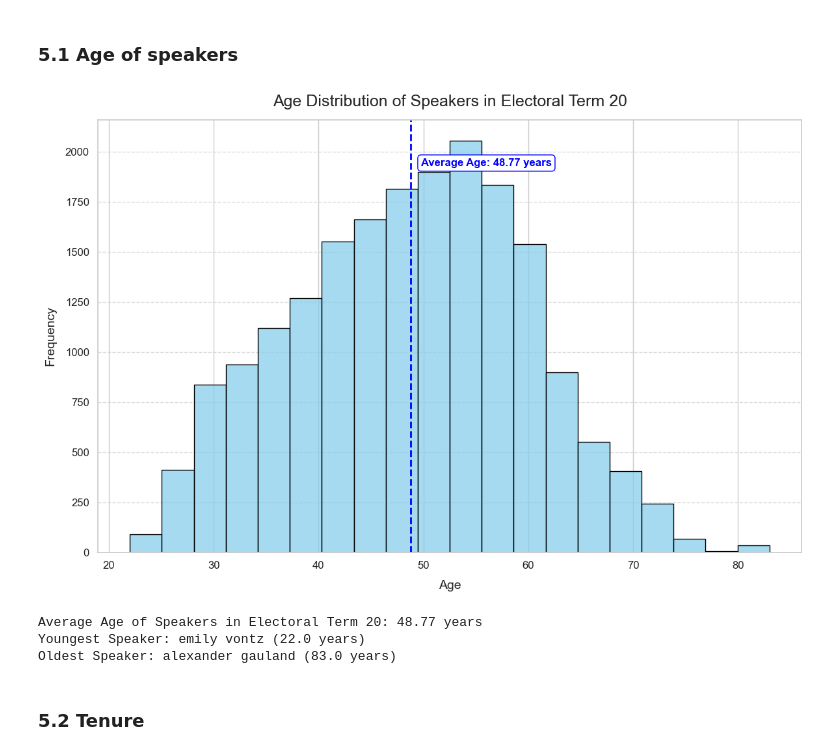
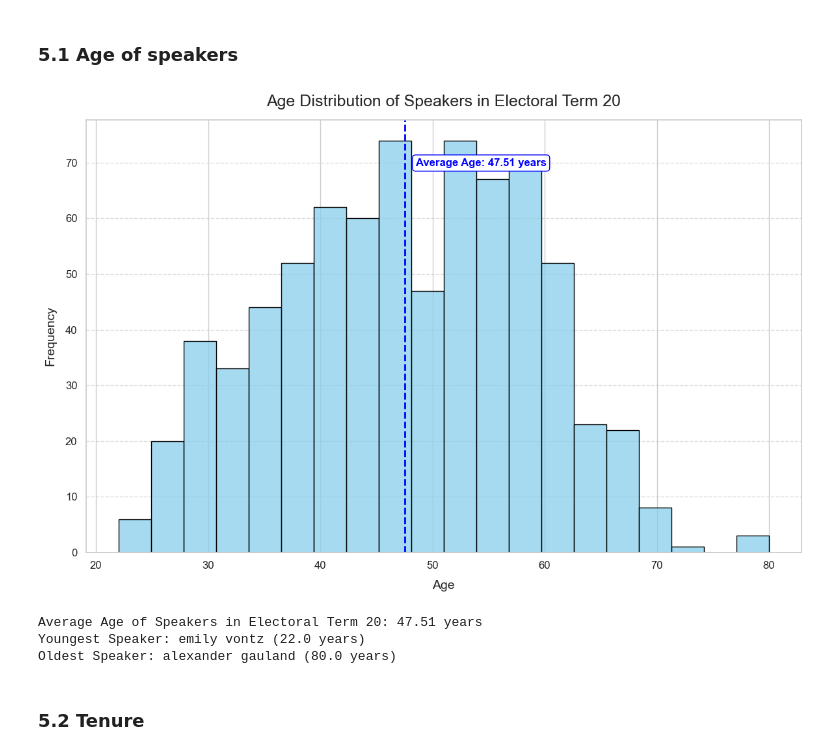
Before and after one commit to committopush/Thesis, a Jupyter notebook: data/Data_Cleaning_v4.ipynb, the cells around one changed output. Saved outputs shown, nothing was run; the diff lists cells and outputs as text; code cells hidden in the pictures.

```diff
--- a/data/Data_Cleaning_v4.ipynb
+++ b/data/Data_Cleaning_v4.ipynb
@@ -1552,7 +1567,7 @@ plt.show()
 # %%
 # Filter data for electoral term 20 only and remove duplicate entries
 content_term_20 = content_df_features[content_df_features['electoral_term'] == 20].copy()
-content_term_20.drop_duplicates(subset=['politician_id','electoral_term', 'session'], keep='first', inplace=True)
+content_term_20.drop_duplicates(subset=['politician_id','electoral_term'], keep='first', inplace=True)
 content_term_20 = content_term_20.dropna(subset=['age'])  # Drop rows with missing age
 
 # Calculate average age
@@ -1567,37 +1582,37 @@ plt.axvline(average_age, color='blue', linestyle='--', linewidth=2)
 
 # Annotate the average age on the plot
 plt.text(average_age + 1, plt.gca().get_ylim()[1] * 0.9, f'Average Age: {average_age:.2f} years', color='blue',
          fontsize=12, ha='left', va='center', fontweight='bold', bbox=dict(facecolor='white', edgecolor='blue', boxstyle='round,pad=0.3'))
 
 # Title and axis labels
 plt.title('Age Distribution of Speakers in Electoral Term 20', fontsize=18, pad=15)
 plt.xlabel('Age', fontsize=14, labelpad=10)
 plt.ylabel('Frequency', fontsize=14, labelpad=10)
 plt.xticks(fontsize=12)
 plt.yticks(fontsize=12)
 
 # Customize gridlines for readability
 plt.grid(axis='y', linestyle='--', alpha=0.7)
 
 # Save plot as PNG with high resolution
 plt.tight_layout()
 plt.savefig("age_distribution_electoral_term_20.png", format='png', dpi=300, bbox_inches='tight')
 plt.show()
 
 # Print the average age in the console for reference
 print(f'Average Age of Speakers in Electoral Term 20: {average_age:.2f} years')
 
 # print the minimum and maximum age and the name of the youngest and oldest speaker
 youngest_speaker = content_term_20.loc[content_term_20['age'].idxmin()]
 oldest_speaker = content_term_20.loc[content_term_20['age'].idxmax()]
 
 print(f'Youngest Speaker: {youngest_speaker["first_name"]} {youngest_speaker["last_name"]} ({youngest_speaker["age"]} years)')
 print(f'Oldest Speaker: {oldest_speaker["first_name"]} {oldest_speaker["last_name"]} ({oldest_speaker["age"]} years)')
 # %% [output]
-[figure, old version]
+[figure, new version]
-Average Age of Speakers in Electoral Term 20: 48.77 years
+Average Age of Speakers in Electoral Term 20: 47.51 years
 Youngest Speaker: emily vontz (22.0 years)
-Oldest Speaker: alexander gauland (83.0 years)
+Oldest Speaker: alexander gauland (80.0 years)
 # %% [markdown]
 ### 5.2 Tenure
 # %%
```
Also changed, not shown: parts of 20 cells of this notebook, 1 other file.
